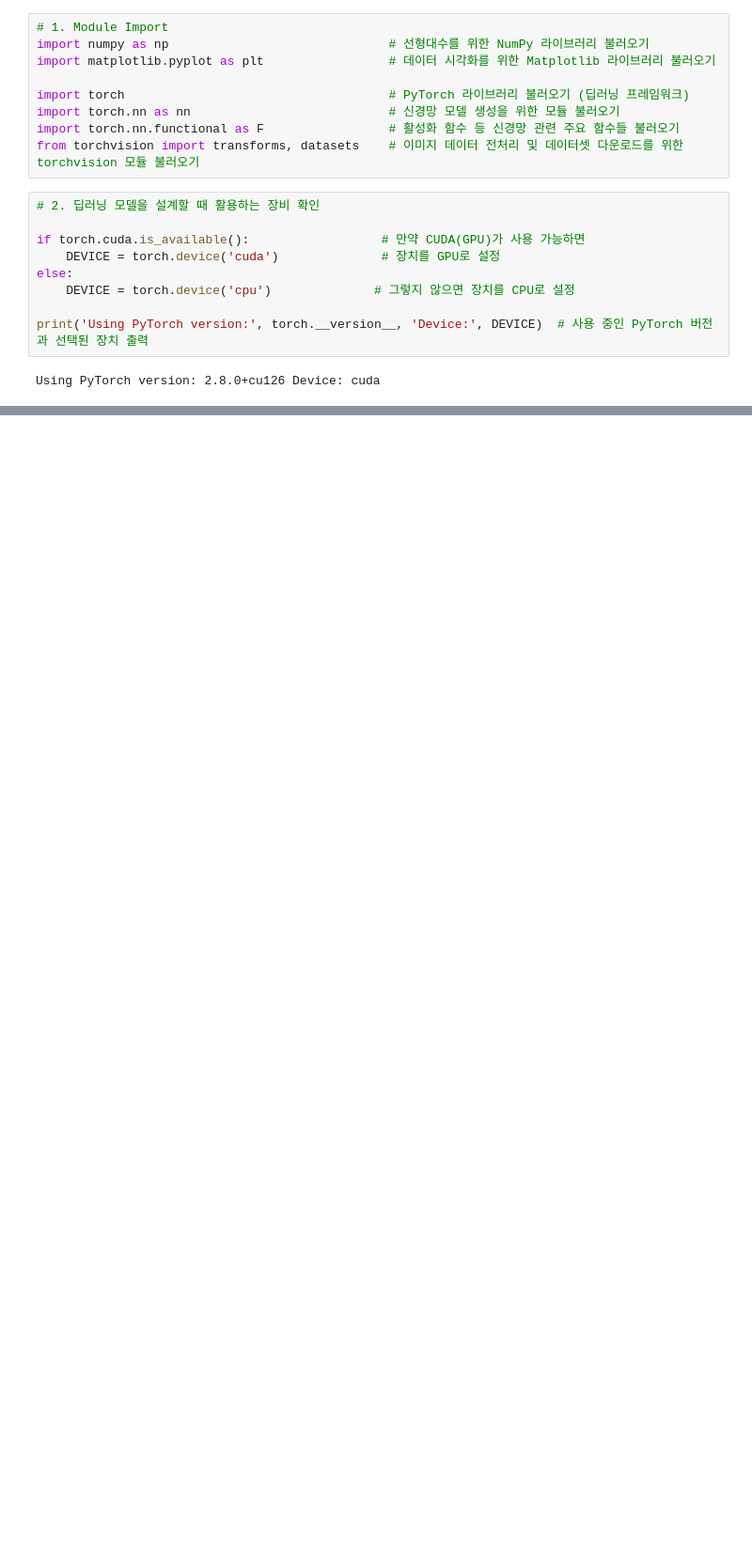
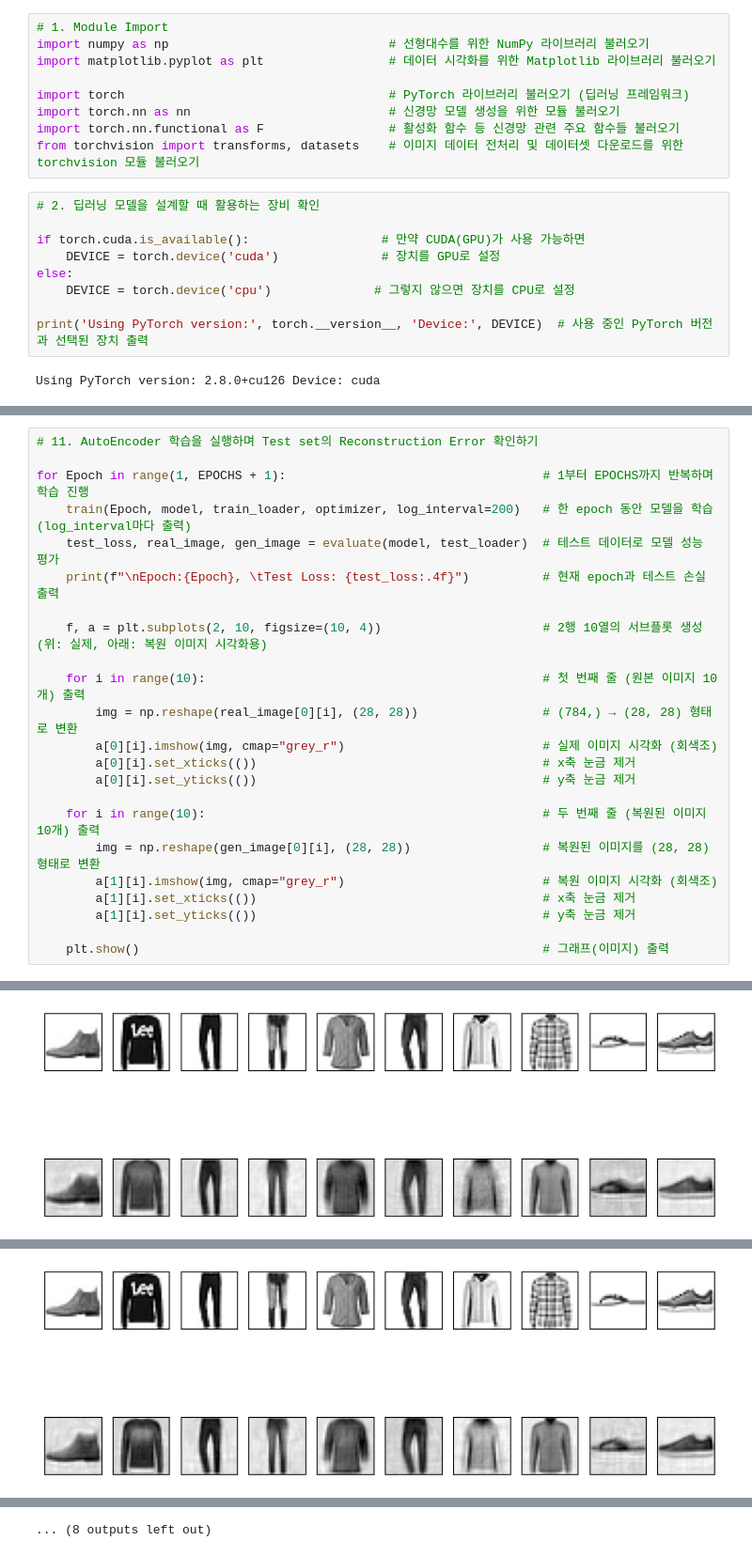
Before and after one commit to StudyAITools/PytorchStudy, a Jupyter notebook: AutoEncoder/AE.ipynb, the cells around one changed output, grey strips where cells are left out. Shown at 94% size. Cells and saved outputs as stored; diff of their text form; blank space fills up the shorter version.

Commit message:
Finished AutoEncoder

```diff
--- a/AutoEncoder/AE.ipynb
+++ b/AutoEncoder/AE.ipynb
@@ -149,0 +171,24 @@ def train(Epoch, model, train_loader, optimizer, log_interval):   # 한 에폭
+# %%
+# 11. AutoEncoder 학습을 실행하며 Test set의 Reconstruction Error 확인하기
+
+for Epoch in range(1, EPOCHS + 1):                                   # 1부터 EPOCHS까지 반복하며 학습 진행
+    train(Epoch, model, train_loader, optimizer, log_interval=200)   # 한 epoch 동안 모델을 학습 (log_interval마다 출력)
+    test_loss, real_image, gen_image = evaluate(model, test_loader)  # 테스트 데이터로 모델 성능 평가
+    print(f"\nEpoch:{Epoch}, \tTest Loss: {test_loss:.4f}")          # 현재 epoch과 테스트 손실 출력
+
+    f, a = plt.subplots(2, 10, figsize=(10, 4))                      # 2행 10열의 서브플롯 생성 (위: 실제, 아래: 복원 이미지 시각화용)
+
+    for i in range(10):                                              # 첫 번째 줄 (원본 이미지 10개) 출력
+        img = np.reshape(real_image[0][i], (28, 28))                 # (784,) → (28, 28) 형태로 변환
+        a[0][i].imshow(img, cmap="grey_r")                           # 실제 이미지 시각화 (회색조)
+        a[0][i].set_xticks(())                                       # x축 눈금 제거
+        a[0][i].set_yticks(())                                       # y축 눈금 제거
+
+    for i in range(10):                                              # 두 번째 줄 (복원된 이미지 10개) 출력
+        img = np.reshape(gen_image[0][i], (28, 28))                  # 복원된 이미지를 (28, 28) 형태로 변환
+        a[1][i].imshow(img, cmap="grey_r")                           # 복원 이미지 시각화 (회색조)
+        a[1][i].set_xticks(())                                       # x축 눈금 제거
+        a[1][i].set_yticks(())                                       # y축 눈금 제거
+
+    plt.show()                                                       # 그래프(이미지) 출력
+# %% [output]
@@ -149,0 +207 @@ def train(Epoch, model, train_loader, optimizer, log_interval):   # 한 에폭
+[figure, added]
@@ -149,0 +220 @@ def train(Epoch, model, train_loader, optimizer, log_interval):   # 한 에폭
+[figure, added]
@@ -149,0 +273 @@ def train(Epoch, model, train_loader, optimizer, log_interval):   # 한 에폭
+... (8 outputs left out)
```
Also changed, not shown: parts of 10 cells of this notebook.
